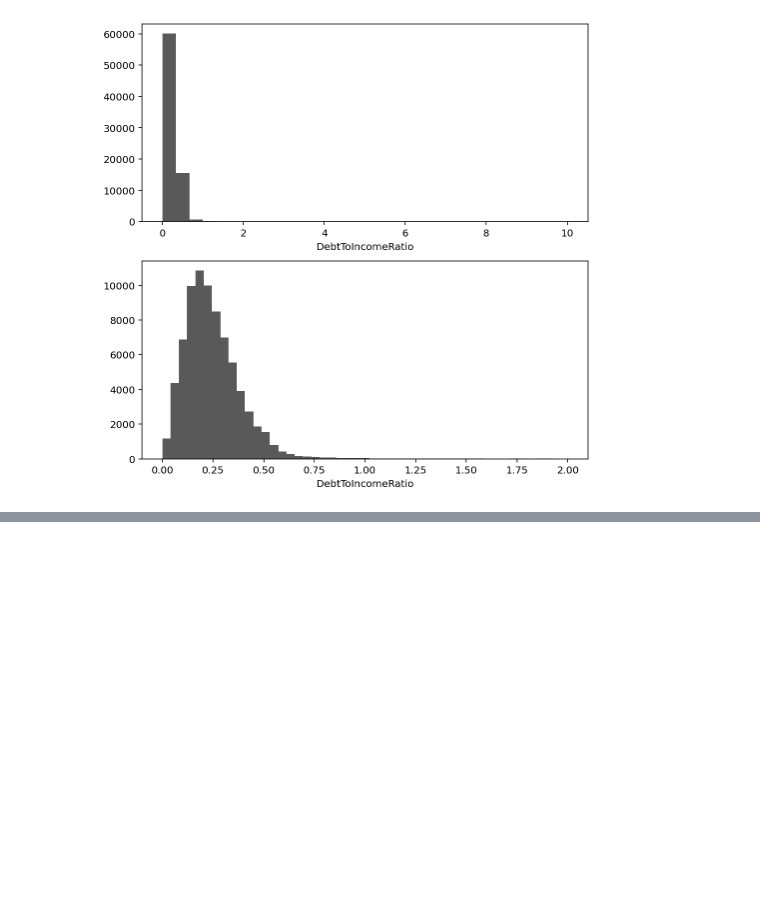
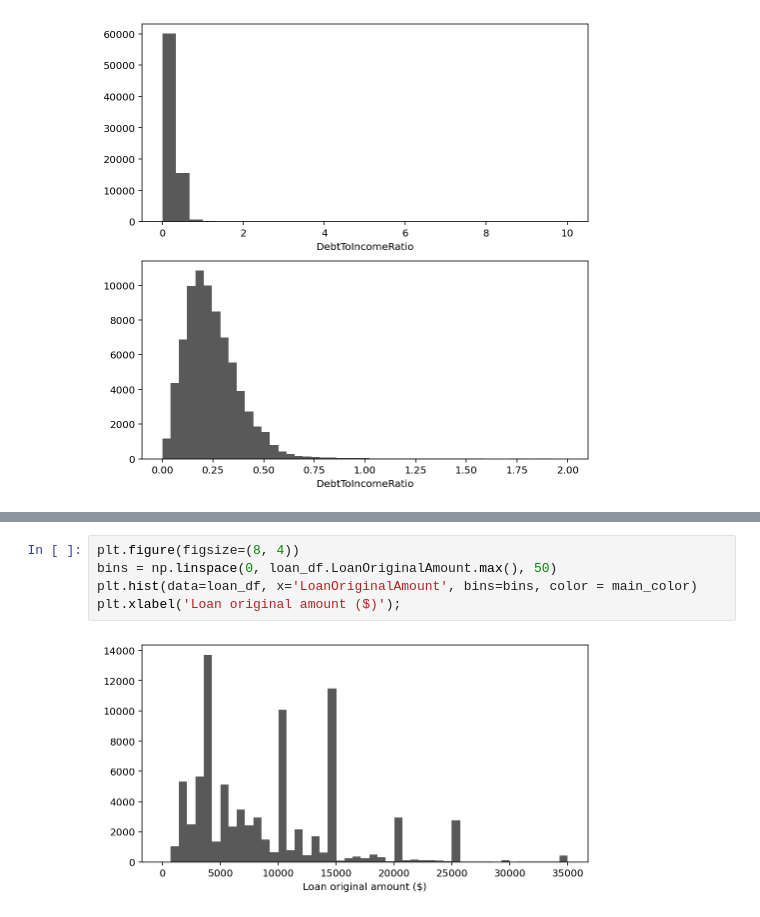
Before and after one commit to Lippins/Prosper-Loan-Data, a Jupyter notebook: exploration.ipynb, the cells around one changed output, grey strips where cells are left out. Drawn from its saved outputs; the diff is of its cells as text; blank space fills up the shorter version.

```diff
--- a/exploration.ipynb
+++ b/exploration.ipynb
@@ -413,0 +457,7 @@ plt.xlabel('DebtToIncomeRatio');
+# %%
+plt.figure(figsize=(8, 4))
+bins = np.linspace(0, loan_df.LoanOriginalAmount.max(), 50)
+plt.hist(data=loan_df, x='LoanOriginalAmount', bins=bins, color = main_color)
+plt.xlabel('Loan original amount ($)');
+# %% [output]
+[figure, added]
```
Also changed, not shown: parts of 6 cells of this notebook.
